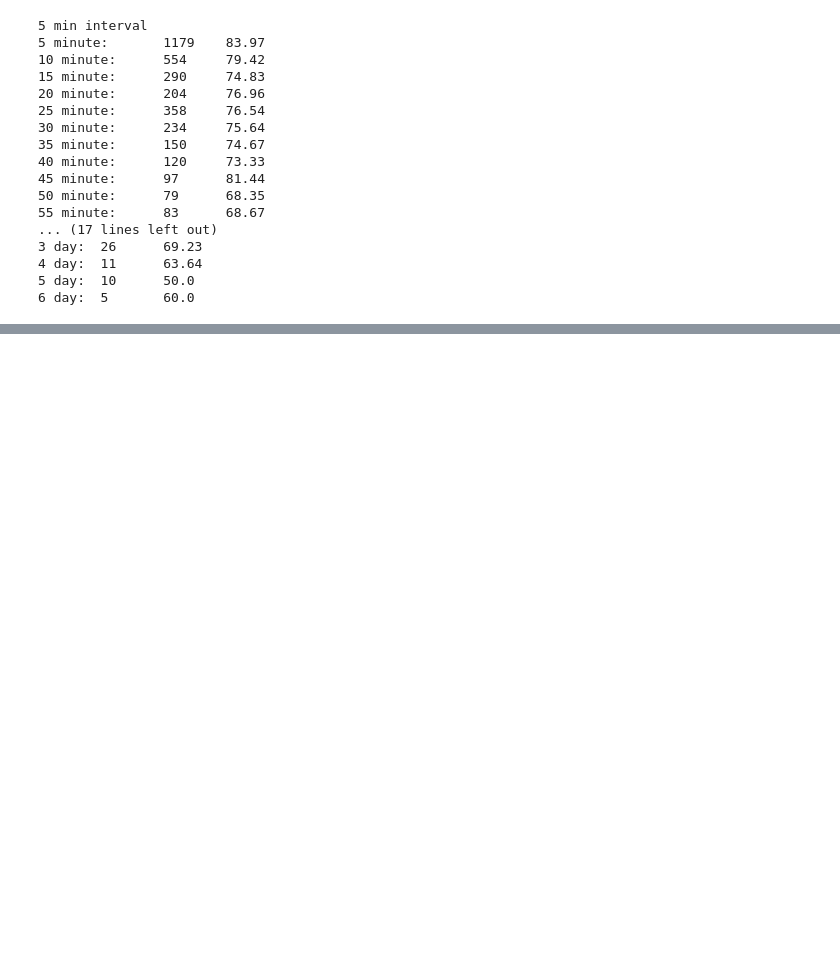
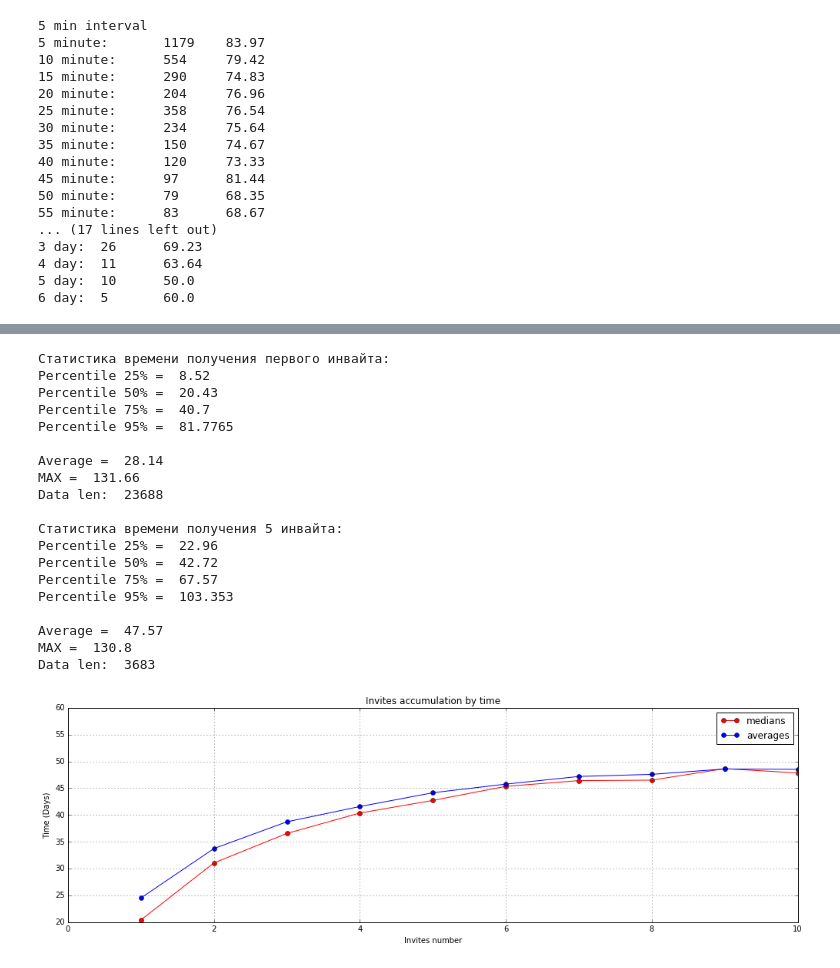
Before and after one commit to NadyaMotina/profi_analytics, a Jupyter notebook: Prep Ratings/responsiveness_research.ipynb, the cells around one changed output, grey strips where cells are left out. Drawn from its saved outputs; the diff is of its cells as text; code cells hidden in the pictures; blank space fills up the shorter version.

```diff
--- a/Prep Ratings/responsiveness_research.ipynb
+++ b/Prep Ratings/responsiveness_research.ipynb
@@ -864,0 +906,60 @@ for t in range(interval, max_time, interval):
+# %%
+preps_invites_intervals_hours = {}
+day_seconds = 60 * 60 * 24
+
+for i in preps_invites_intervals:
+    preps_invites_intervals_hours[i] = map(lambda t: round(t.total_seconds() / day_seconds, 2),
+                                             preps_invites_intervals[i])
+# %%
+print 'Статистика времени получения первого инвайта:'
+show_usual_stats(sorted(preps_invites_intervals_hours[1]))
+
+print '\nСтатистика времени получения 5 инвайта:'
+show_usual_stats(sorted(preps_invites_intervals_hours[5]))
+
+plt.figure(figsize=(17,5))
+plt.xlim(0, 10)
+
+# берем МЕДИАНУ времени по каждому N-ому ответу
+medians_y = []
+for i in x:
+    medians_y.append(percentile(sorted(preps_invites_intervals_hours[i]), 0.5))
+plt.plot(x, medians_y, 'ro-', label='medians')
+
+# берем УСЕЧЕННОЕ СРЕДНЕЕ времени по каждому N-ому ответу
+TRUNCATION = 0.95
+
+averages_y = []
+for i in x:
+    last_truncated_index = int(len(preps_invites_intervals_hours[i]) * TRUNCATION)
+    truncated_list = sorted(preps_invites_intervals_hours[i])[:last_truncated_index]
+    averages_y.append(avg(truncated_list))
+plt.plot(x, averages_y, 'bo-', label='averages')
+
+plt.title("Invites accumulation by time")
+plt.xlabel("Invites number")
+plt.ylabel("Time (Days)")
+plt.legend(loc='upper right')
+plt.grid(True)
+plt.show()
+# %% [output]
+Статистика времени получения первого инвайта:
+Percentile 25% =  8.52
+Percentile 50% =  20.43
+Percentile 75% =  40.7
+Percentile 95% =  81.7765
+
+Average =  28.14
+MAX =  131.66
+Data len:  23688
+
+Статистика времени получения 5 инвайта:
+Percentile 25% =  22.96
+Percentile 50% =  42.72
+Percentile 75% =  67.57
+Percentile 95% =  103.353
+
+Average =  47.57
+MAX =  130.8
+Data len:  3683
+[figure, added]
```
Also changed, not shown: parts of 35 cells of this notebook.
